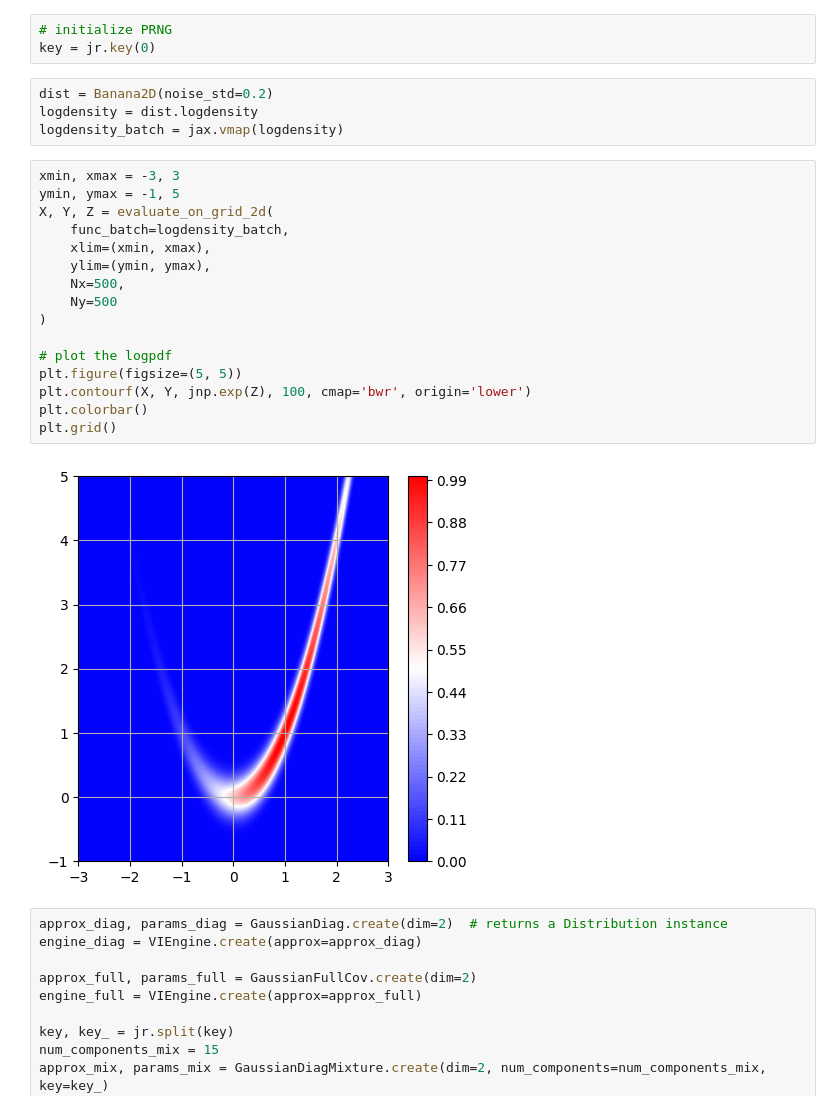
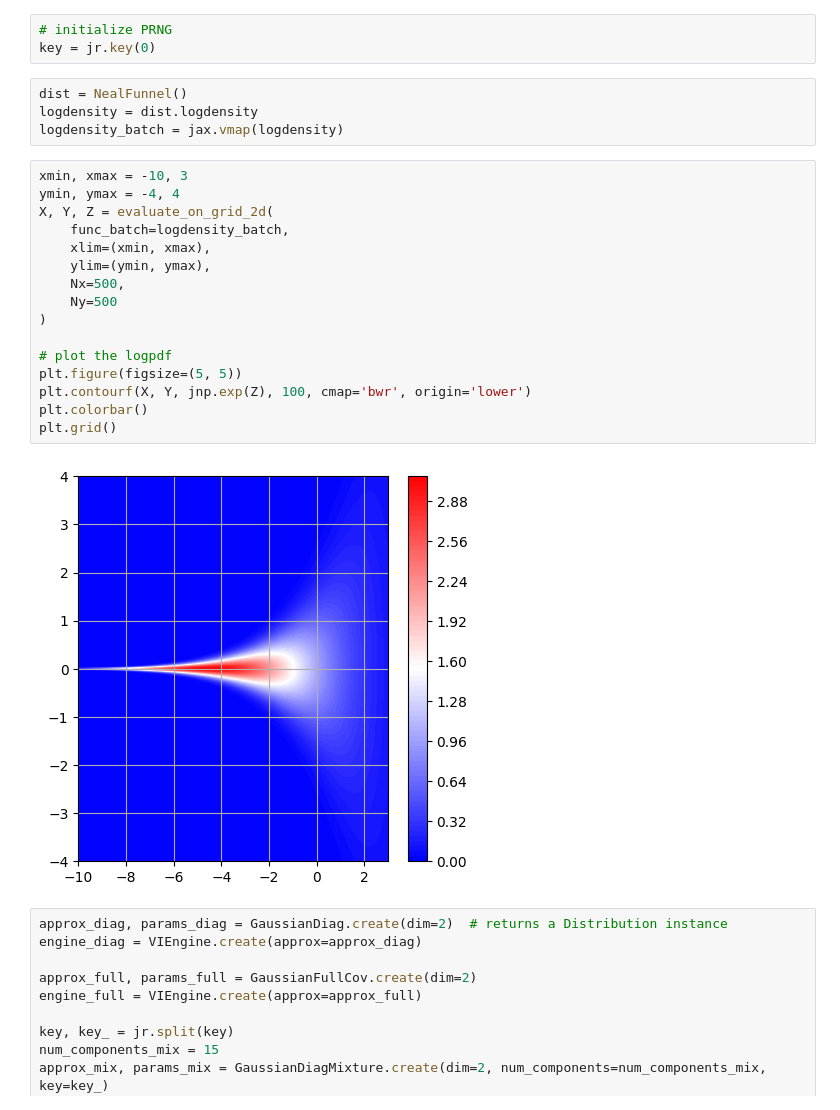
Before and after one commit to alexxthiery/mcjax, a Jupyter notebook: notebooks/variational/Funnel_vi.ipynb, the cells around one changed output. Drawn from its saved outputs; the diff is of its cells as text.

```diff
--- a/notebooks/variational/Funnel_vi.ipynb
+++ b/notebooks/variational/Funnel_vi.ipynb
@@ -26,27 +26,27 @@ from mcjax.util.plot_2d import evaluate_on_grid_2d, create_ellipse
 # initialize PRNG
 key = jr.key(0)
 # %%
-dist = Banana2D(noise_std=0.2)
+dist = NealFunnel()
 logdensity = dist.logdensity
 logdensity_batch = jax.vmap(logdensity)
 # %%
-xmin, xmax = -3, 3
-ymin, ymax = -1, 5
+xmin, xmax = -10, 3
+ymin, ymax = -4, 4
 X, Y, Z = evaluate_on_grid_2d(
     func_batch=logdensity_batch,
     xlim=(xmin, xmax),
     ylim=(ymin, ymax),
     Nx=500,
     Ny=500
 )
 
 # plot the logpdf
 plt.figure(figsize=(5, 5))
 plt.contourf(X, Y, jnp.exp(Z), 100, cmap='bwr', origin='lower')
 plt.colorbar()
 plt.grid()
 # %% [output]
-[figure, old version]
+[figure, new version]
 # %%
 approx_diag, params_diag = GaussianDiag.create(dim=2)  # returns a Distribution instance
 engine_diag = VIEngine.create(approx=approx_diag)
```
Also changed, not shown: parts of 8 cells of this notebook, 14 other files.
